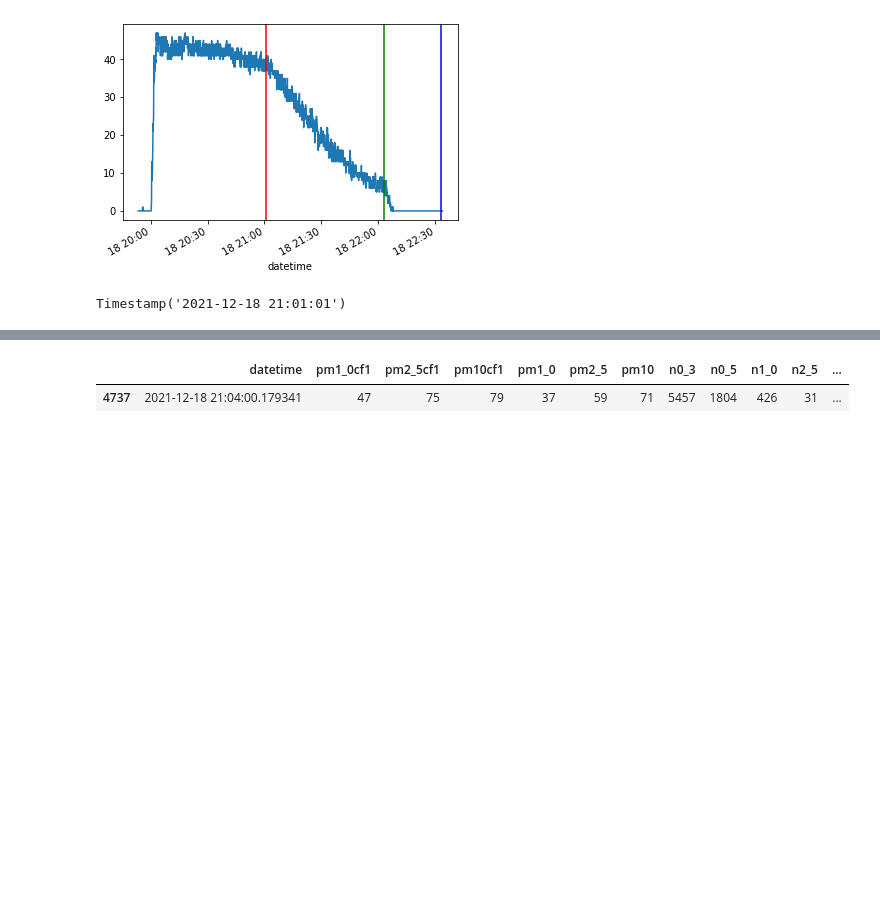
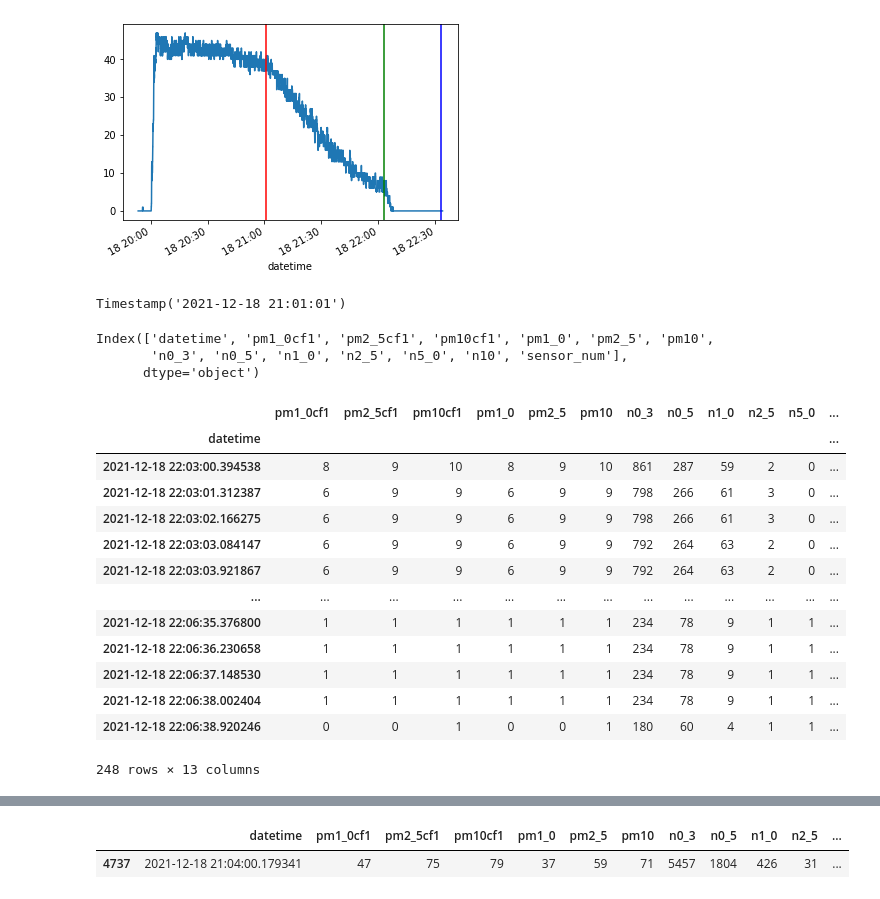
Before and after one commit to Edderic/graphica, a Jupyter notebook: notebooks/air_cleaning_experiments/air_cleaning_experiments.ipynb, the cells around one changed output, grey strips where cells are left out. Saved outputs shown, nothing was run; the diff lists cells and outputs as text; code cells hidden in the pictures; blank space fills up the shorter version.

```diff
--- a/notebooks/air_cleaning_experiments/air_cleaning_experiments.ipynb
+++ b/notebooks/air_cleaning_experiments/air_cleaning_experiments.ipynb
@@ -886,3 +888,26 @@ def time_at(time_str, df):
 pd.to_datetime('2021-12-18 21:01:00') + pd.Timedelta('1 second')
 # %% [output]
 Timestamp('2021-12-18 21:01:01')
+# %%
+particle_reset.columns
+# %% [output]
+Index(['datetime', 'pm1_0cf1', 'pm2_5cf1', 'pm10cf1', 'pm1_0', 'pm2_5', 'pm10',
+       'n0_3', 'n0_5', 'n1_0', 'n2_5', 'n5_0', 'n10', 'sensor_num'],
+      dtype='object')
+# %%
+particle_counter_data.loc['2021-12-18 22:03:00':'2021-12-18 22:06:38']
+# %% [output]
+|  | pm1_0cf1 | pm2_5cf1 | pm10cf1 | pm1_0 | pm2_5 | pm10 | n0_3 | n0_5 | n1_0 | n2_5 | n5_0 | ... |
+| datetime |  |  |  |  |  |  |  |  |  |  |  | ... |
+| 2021-12-18 22:03:00.394538 | 8 | 9 | 10 | 8 | 9 | 10 | 861 | 287 | 59 | 2 | 0 | ... |
+| 2021-12-18 22:03:01.312387 | 6 | 9 | 9 | 6 | 9 | 9 | 798 | 266 | 61 | 3 | 0 | ... |
+| 2021-12-18 22:03:02.166275 | 6 | 9 | 9 | 6 | 9 | 9 | 798 | 266 | 61 | 3 | 0 | ... |
+| 2021-12-18 22:03:03.084147 | 6 | 9 | 9 | 6 | 9 | 9 | 792 | 264 | 63 | 2 | 0 | ... |
+| 2021-12-18 22:03:03.921867 | 6 | 9 | 9 | 6 | 9 | 9 | 792 | 264 | 63 | 2 | 0 | ... |
+| ... | ... | ... | ... | ... | ... | ... | ... | ... | ... | ... | ... | ... |
+| 2021-12-18 22:06:35.376800 | 1 | 1 | 1 | 1 | 1 | 1 | 234 | 78 | 9 | 1 | 1 | ... |
+| 2021-12-18 22:06:36.230658 | 1 | 1 | 1 | 1 | 1 | 1 | 234 | 78 | 9 | 1 | 1 | ... |
+| 2021-12-18 22:06:37.148530 | 1 | 1 | 1 | 1 | 1 | 1 | 234 | 78 | 9 | 1 | 1 | ... |
+| 2021-12-18 22:06:38.002404 | 1 | 1 | 1 | 1 | 1 | 1 | 234 | 78 | 9 | 1 | 1 | ... |
+| 2021-12-18 22:06:38.920246 | 0 | 0 | 1 | 0 | 0 | 1 | 180 | 60 | 4 | 1 | 1 | ... |
+248 rows × 13 columns
```
Also changed, not shown: parts of 31 cells of this notebook, 1 other file.
